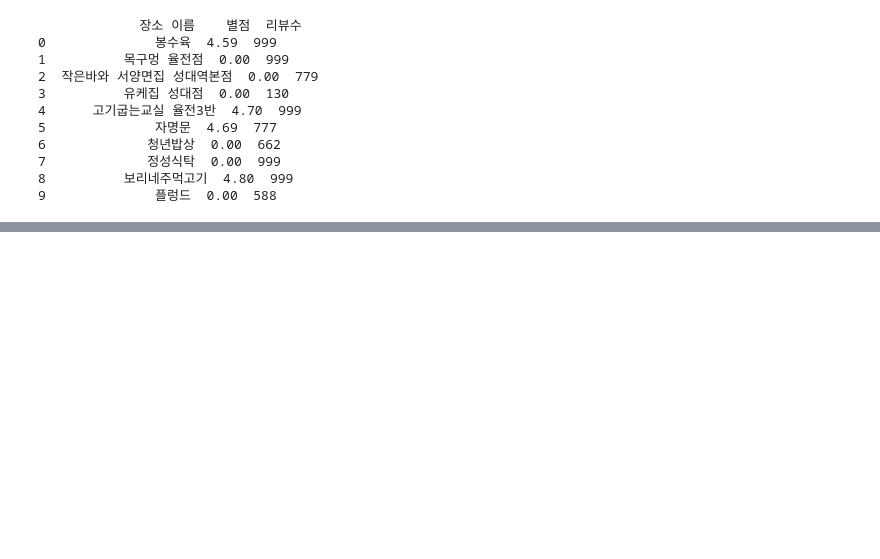
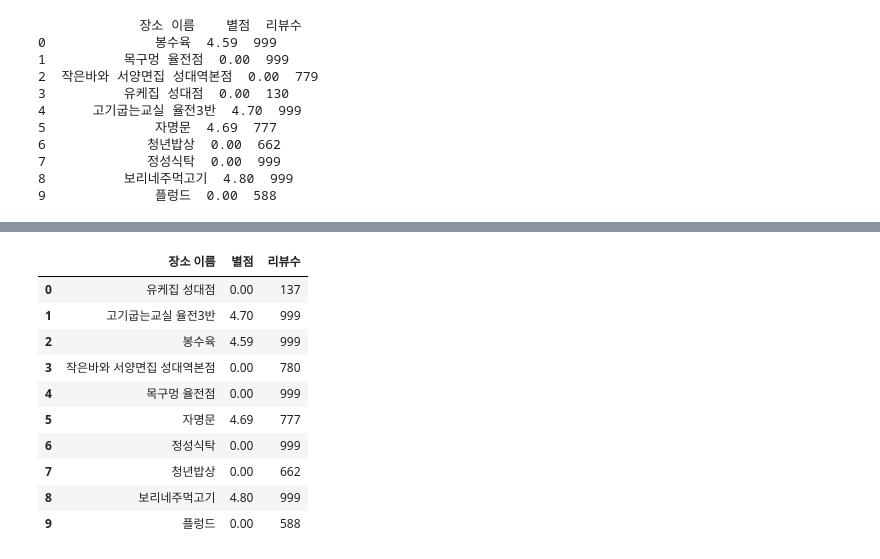
Before and after one commit to Aim-bro/Josh, a Jupyter notebook: 네이버_지도_크롤링.ipynb, the cells around one changed output, grey strips where cells are left out. Cells and saved outputs as stored; diff of their text form; code cells hidden in the pictures; blank space fills up the shorter version.

```diff
--- a/네이버_지도_크롤링.ipynb
+++ b/네이버_지도_크롤링.ipynb
@@ -1044,0 +1141,29 @@ print(df)
+# %%
+# 검색 결과 파싱하기
+result_items= driver.find_elements(By.CSS_SELECTOR, ".CHC5F")
+
+
+button_click  = result_items[0].find_element(By.CSS_SELECTOR, ".tzwk0")
+# button_click.click()
+button_click.send_keys(Keys.ENTER)
+time.sleep(3)
+driver.switch_to.default_content()
+WebDriverWait(driver, 10).until(EC.presence_of_element_located((By.ID, "entryIframe")))
+driver.switch_to.frame("entryIframe")
+
+
+# <span class="PXMot"><a href="/restaurant/1217459427/review/ugc" role="button">블로그리뷰<!-- --> <!-- -->917</a></span>
+# <span class="PXMot"><a href="/restaurant/1217459427/review/visitor" role="button">방문자리뷰<!-- --> <!-- -->622</a></span>
+#entryIframe
+# %%
+reviews_jin = driver.find_elements(By.CSS_SELECTOR, ".PXMot")
+# for x in reviews_jin:
+#   print(x.text)
+reviews_text = [x.text for x in reviews_jin]
+all_reviews_text = ' '.join(reviews_text)
+# 모든 숫자 추출하여 합 계산
+review_numbers = [int(number) for number in re.findall(r'\d+', all_reviews_text)]
+total_reviews = sum(review_numbers)
+
+print("리뷰 숫자들:", review_numbers)
+print("리뷰 숫자의 합:", total_reviews)
@@ -1044,0 +1235,15 @@ print(df)
+# %%
+df = pd.DataFrame(data)
+df
+# %% [output]
+|  | 장소 이름 | 별점 | 리뷰수 |
+| 0 | 유케집 성대점 | 0.00 | 137 |
+| 1 | 고기굽는교실 율전3반 | 4.70 | 999 |
+| 2 | 봉수육 | 4.59 | 999 |
+| 3 | 작은바와 서양면집 성대역본점 | 0.00 | 780 |
+| 4 | 목구멍 율전점 | 0.00 | 999 |
+| 5 | 자명문 | 4.69 | 777 |
+| 6 | 정성식탁 | 0.00 | 999 |
+| 7 | 청년밥상 | 0.00 | 662 |
+| 8 | 보리네주먹고기 | 4.80 | 999 |
+| 9 | 플렁드 | 0.00 | 588 |
```
Also changed, not shown: parts of 9 cells of this notebook.
